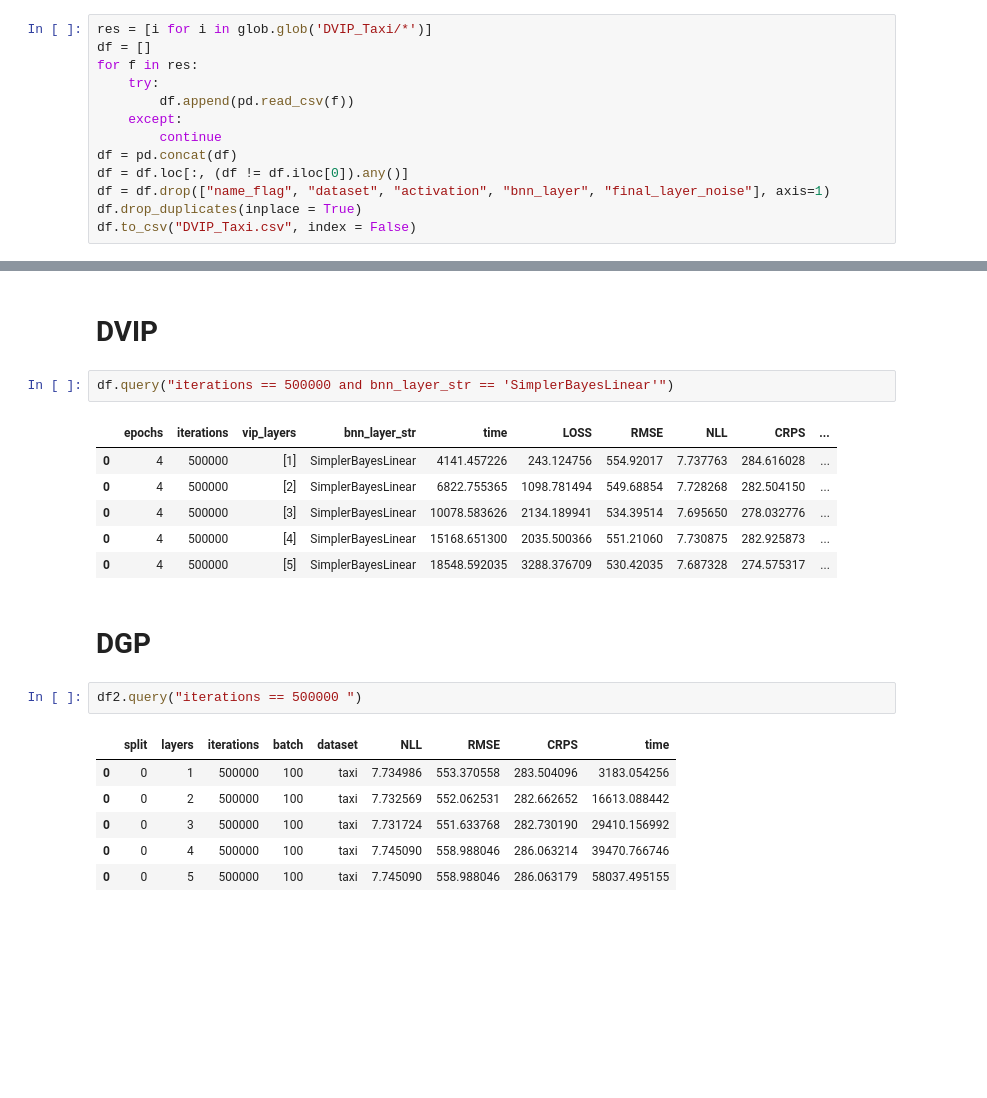
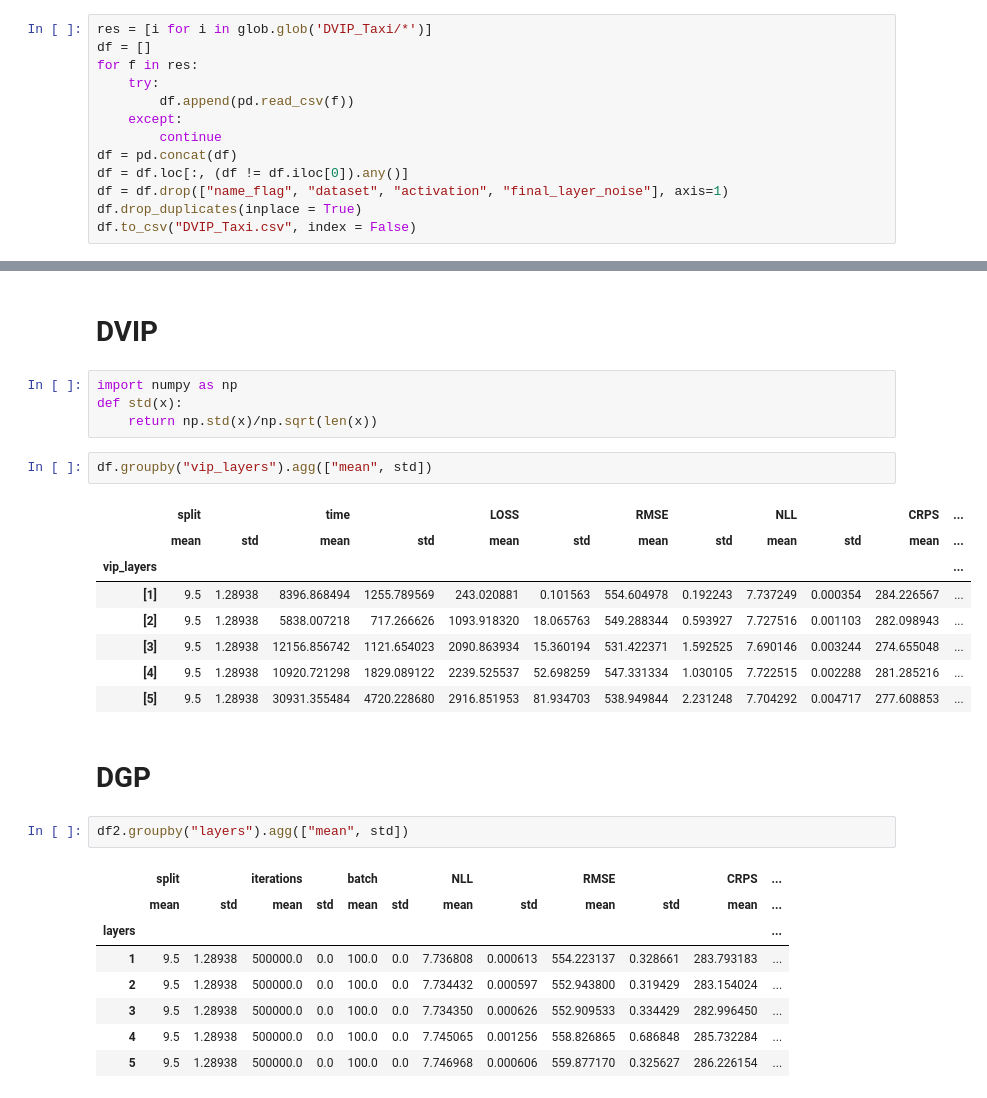
Before and after one commit to Ludvins/DeepVIP, a Jupyter notebook: results/results_taxi.ipynb, the cells around one changed output, grey strips where cells are left out. Saved outputs shown, nothing was run; the diff lists cells and outputs as text; blank space fills up the shorter version.

```diff
--- a/results/results_taxi.ipynb
+++ b/results/results_taxi.ipynb
@@ -13,7 +13,7 @@ for f in res:
         continue
 df = pd.concat(df)
 df = df.loc[:, (df != df.iloc[0]).any()]
-df = df.drop(["name_flag", "dataset", "activation", "bnn_layer", "final_layer_noise"], axis=1)
+df = df.drop(["name_flag", "dataset", "activation", "final_layer_noise"], axis=1)
 df.drop_duplicates(inplace = True)
 df.to_csv("DVIP_Taxi.csv", index = False)
 # %%
@@ -22,23 +22,31 @@ df2 = pd.concat([pd.read_csv(f) for f in res2 ]).drop(["Unnamed: 0"], axis = 1)
 df2.to_csv("DGP_Taxi.csv", index = False)
 # %% [markdown]
 # DVIP
-# %%
-df.query("iterations == 500000 and bnn_layer_str == 'SimplerBayesLinear'")
-# %% [output]
-|  | epochs | iterations | vip_layers | bnn_layer_str | time | LOSS | RMSE | NLL | CRPS | ... |
-| 0 | 4 | 500000 | [1] | SimplerBayesLinear | 4141.457226 | 243.124756 | 554.92017 | 7.737763 | 284.616028 | ... |
-| 0 | 4 | 500000 | [2] | SimplerBayesLinear | 6822.755365 | 1098.781494 | 549.68854 | 7.728268 | 282.504150 | ... |
-| 0 | 4 | 500000 | [3] | SimplerBayesLinear | 10078.583626 | 2134.189941 | 534.39514 | 7.695650 | 278.032776 | ... |
-| 0 | 4 | 500000 | [4] | SimplerBayesLinear | 15168.651300 | 2035.500366 | 551.21060 | 7.730875 | 282.925873 | ... |
-| 0 | 4 | 500000 | [5] | SimplerBayesLinear | 18548.592035 | 3288.376709 | 530.42035 | 7.687328 | 274.575317 | ... |
+# %%
+import numpy as np
+def std(x):
+    return np.std(x)/np.sqrt(len(x))
+# %%
+df.groupby("vip_layers").agg(["mean", std])
+# %% [output]
+|  | split |  | time |  | LOSS |  | RMSE |  | NLL |  | CRPS | ... |
+|  | mean | std | mean | std | mean | std | mean | std | mean | std | mean | ... |
+| vip_layers |  |  |  |  |  |  |  |  |  |  |  | ... |
+| [1] | 9.5 | 1.28938 | 8396.868494 | 1255.789569 | 243.020881 | 0.101563 | 554.604978 | 0.192243 | 7.737249 | 0.000354 | 284.226567 | ... |
+| [2] | 9.5 | 1.28938 | 5838.007218 | 717.266626 | 1093.918320 | 18.065763 | 549.288344 | 0.593927 | 7.727516 | 0.001103 | 282.098943 | ... |
+| [3] | 9.5 | 1.28938 | 12156.856742 | 1121.654023 | 2090.863934 | 15.360194 | 531.422371 | 1.592525 | 7.690146 | 0.003244 | 274.655048 | ... |
+| [4] | 9.5 | 1.28938 | 10920.721298 | 1829.089122 | 2239.525537 | 52.698259 | 547.331334 | 1.030105 | 7.722515 | 0.002288 | 281.285216 | ... |
+| [5] | 9.5 | 1.28938 | 30931.355484 | 4720.228680 | 2916.851953 | 81.934703 | 538.949844 | 2.231248 | 7.704292 | 0.004717 | 277.608853 | ... |
 # %% [markdown]
 # DGP
-# %%
-df2.query("iterations == 500000 ")
-# %% [output]
-|  | split | layers | iterations | batch | dataset | NLL | RMSE | CRPS | time |
-| 0 | 0 | 1 | 500000 | 100 | taxi | 7.734986 | 553.370558 | 283.504096 | 3183.054256 |
-| 0 | 0 | 2 | 500000 | 100 | taxi | 7.732569 | 552.062531 | 282.662652 | 16613.088442 |
-| 0 | 0 | 3 | 500000 | 100 | taxi | 7.731724 | 551.633768 | 282.730190 | 29410.156992 |
-| 0 | 0 | 4 | 500000 | 100 | taxi | 7.745090 | 558.988046 | 286.063214 | 39470.766746 |
-| 0 | 0 | 5 | 500000 | 100 | taxi | 7.745090 | 558.988046 | 286.063179 | 58037.495155 |
+# %%
+df2.groupby("layers").agg(["mean", std])
+# %% [output]
+|  | split |  | iterations |  | batch |  | NLL |  | RMSE |  | CRPS | ... |
+|  | mean | std | mean | std | mean | std | mean | std | mean | std | mean | ... |
+| layers |  |  |  |  |  |  |  |  |  |  |  | ... |
+| 1 | 9.5 | 1.28938 | 500000.0 | 0.0 | 100.0 | 0.0 | 7.736808 | 0.000613 | 554.223137 | 0.328661 | 283.793183 | ... |
+| 2 | 9.5 | 1.28938 | 500000.0 | 0.0 | 100.0 | 0.0 | 7.734432 | 0.000597 | 552.943800 | 0.319429 | 283.154024 | ... |
+| 3 | 9.5 | 1.28938 | 500000.0 | 0.0 | 100.0 | 0.0 | 7.734350 | 0.000626 | 552.909533 | 0.334429 | 282.996450 | ... |
+| 4 | 9.5 | 1.28938 | 500000.0 | 0.0 | 100.0 | 0.0 | 7.745065 | 0.001256 | 558.826865 | 0.686848 | 285.732284 | ... |
+| 5 | 9.5 | 1.28938 | 500000.0 | 0.0 | 100.0 | 0.0 | 7.746968 | 0.000606 | 559.877170 | 0.325627 | 286.226154 | ... |
```
Also changed, not shown: 48 other files.
